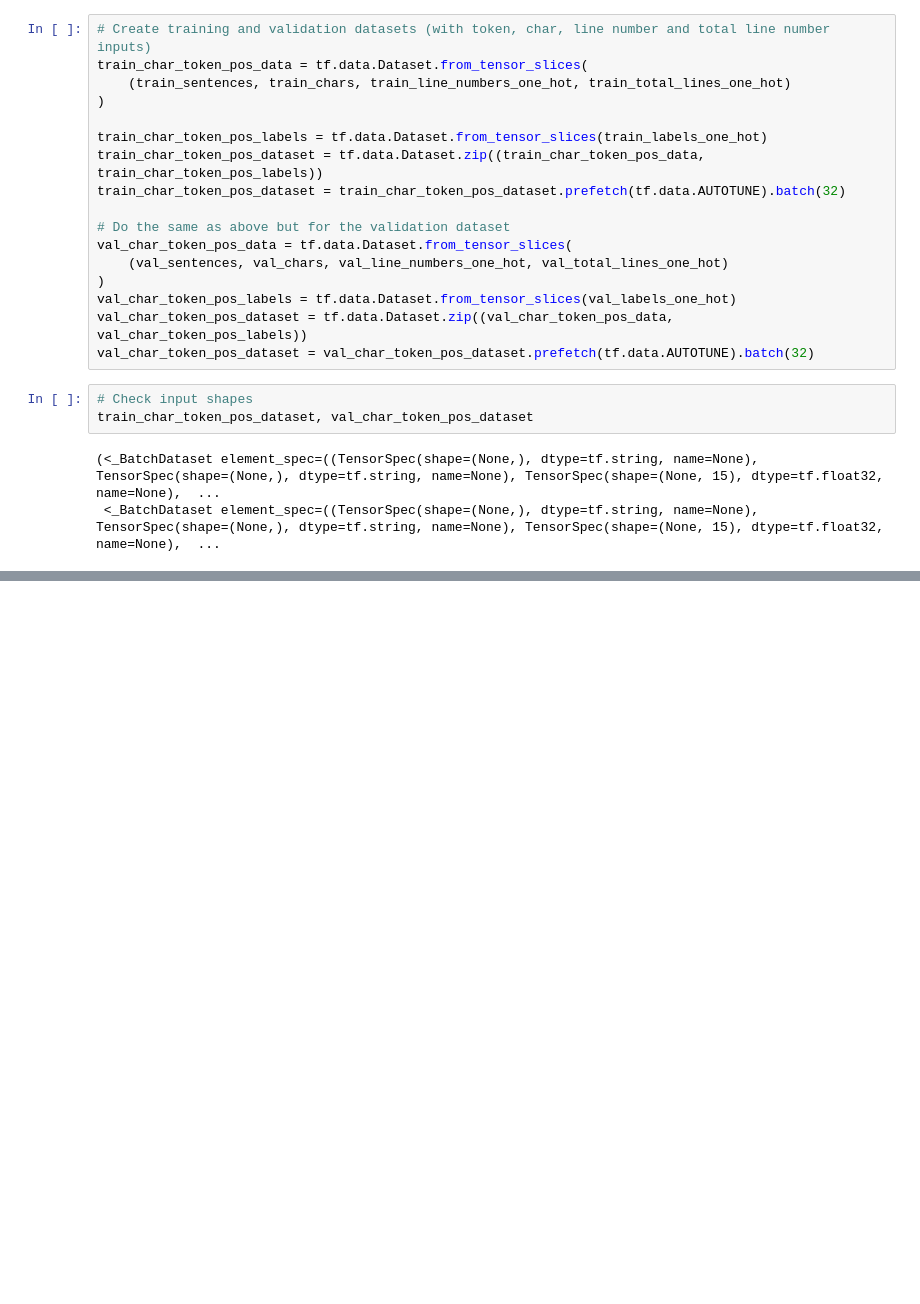
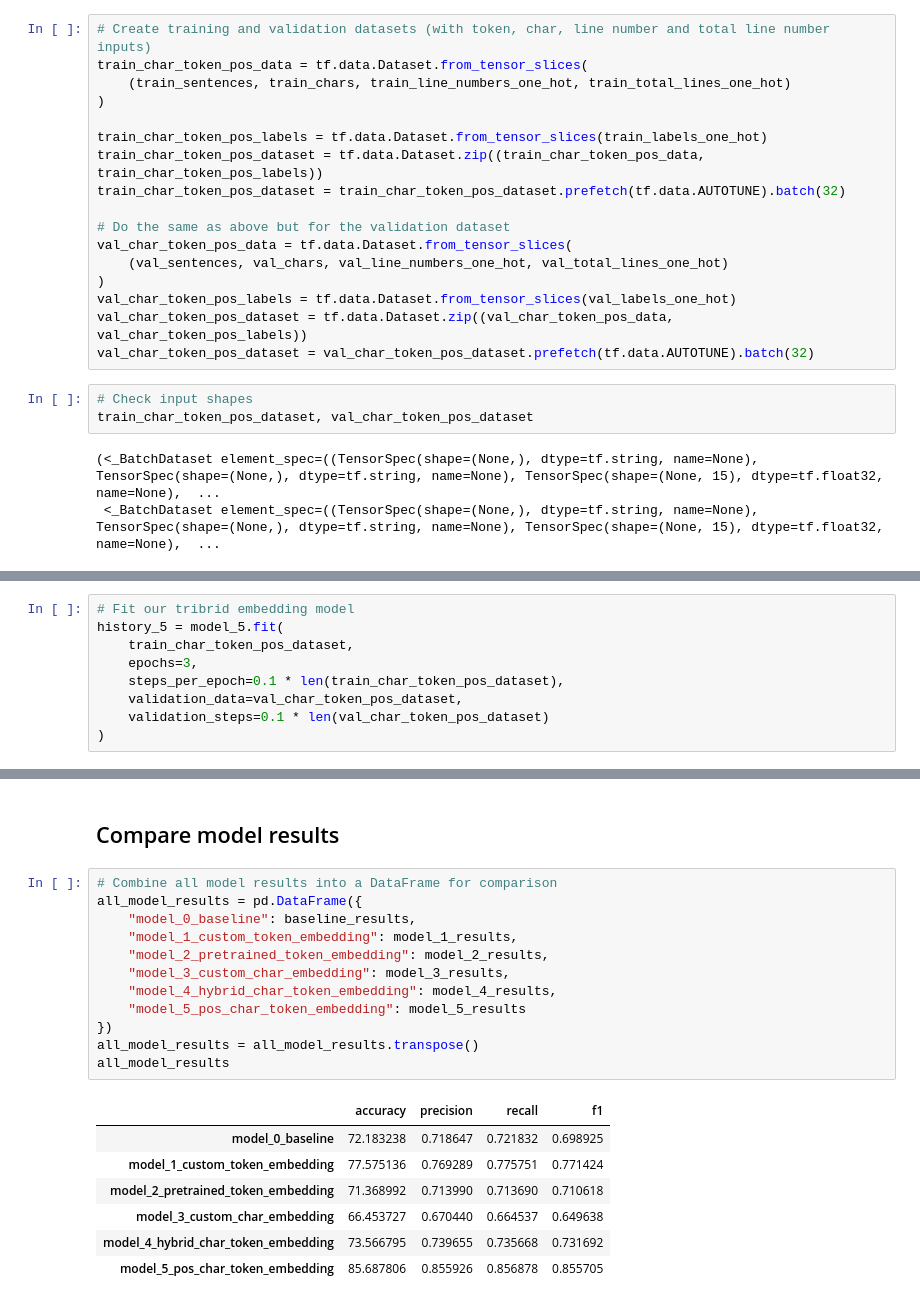
Before and after one commit to leohfigueiredo/Project_1, a Jupyter notebook: Tensorflow/Files_and_notebooks/09_Milestone_Project_2_SkimLit/09_Milestone_Project 2_SkimLit.ipynb, the cells around one changed output, grey strips where cells are left out. Cells and saved outputs as stored; diff of their text form; blank space fills up the shorter version.

```diff
--- a/Tensorflow/Files_and_notebooks/09_Milestone_Project_2_SkimLit/09_Milestone_Project 2_SkimLit.ipynb
+++ b/Tensorflow/Files_and_notebooks/09_Milestone_Project_2_SkimLit/09_Milestone_Project 2_SkimLit.ipynb
@@ -1502,0 +1500,9 @@ train_char_token_pos_dataset, val_char_token_pos_dataset
+# %%
+# Fit our tribrid embedding model
+history_5 = model_5.fit(
+    train_char_token_pos_dataset,
+    epochs=3,
+    steps_per_epoch=0.1 * len(train_char_token_pos_dataset),
+    validation_data=val_char_token_pos_dataset,
+    validation_steps=0.1 * len(val_char_token_pos_dataset)
+)
@@ -1502,0 +1545,22 @@ train_char_token_pos_dataset, val_char_token_pos_dataset
+# %% [markdown]
+## Compare model results
+# %%
+# Combine all model results into a DataFrame for comparison
+all_model_results = pd.DataFrame({
+    "model_0_baseline": baseline_results,
+    "model_1_custom_token_embedding": model_1_results,
+    "model_2_pretrained_token_embedding": model_2_results,
+    "model_3_custom_char_embedding": model_3_results,
+    "model_4_hybrid_char_token_embedding": model_4_results,
+    "model_5_pos_char_token_embedding": model_5_results
+})
+all_model_results = all_model_results.transpose()
+all_model_results
+# %% [output]
+|  | accuracy | precision | recall | f1 |
+| model_0_baseline | 72.183238 | 0.718647 | 0.721832 | 0.698925 |
+| model_1_custom_token_embedding | 77.575136 | 0.769289 | 0.775751 | 0.771424 |
+| model_2_pretrained_token_embedding | 71.368992 | 0.713990 | 0.713690 | 0.710618 |
+| model_3_custom_char_embedding | 66.453727 | 0.670440 | 0.664537 | 0.649638 |
+| model_4_hybrid_char_token_embedding | 73.566795 | 0.739655 | 0.735668 | 0.731692 |
+| model_5_pos_char_token_embedding | 85.687806 | 0.855926 | 0.856878 | 0.855705 |
```
Also changed, not shown: parts of 38 cells of this notebook, 9 other files.
